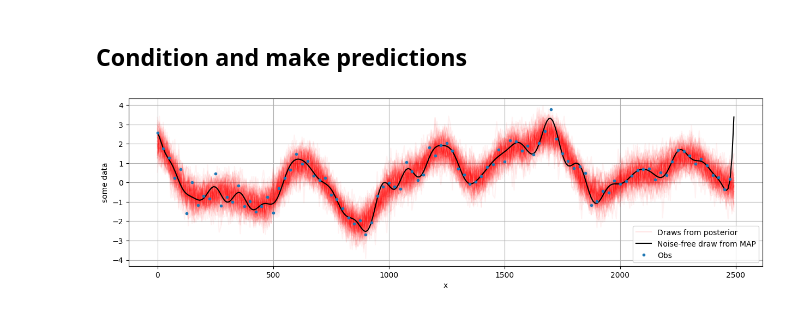
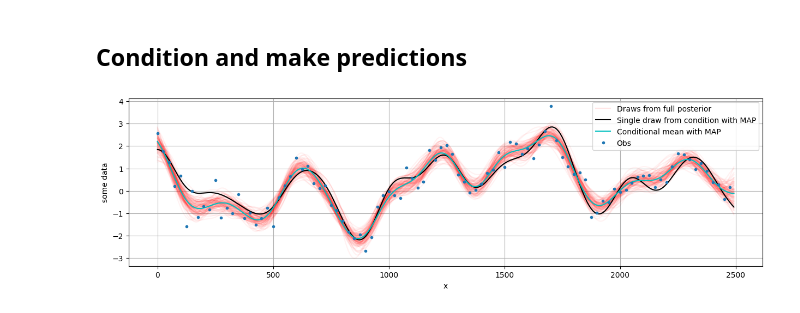
Before and after one commit to TIDE-ITRH/gptide, a Jupyter notebook: docs/examples/example_03_1d_kernel_estimation_mcmc.ipynb, the cells around one changed output. Saved outputs shown, nothing was run; the diff lists cells and outputs as text; code cells hidden in the pictures.

Commit message:
Fixed noise parameter issues (#20) and some naming conventions (#16)

```diff
--- a/docs/examples/example_03_1d_kernel_estimation_mcmc.ipynb
+++ b/docs/examples/example_03_1d_kernel_estimation_mcmc.ipynb
@@ -140,24 +140,39 @@ out_map = OI.conditional(yd)
 # %%
 plt.figure(figsize=(15, 4))
 plt.ylabel('some data')
 plt.xlabel('x')
 
 for i, draw in enumerate(np.random.uniform(0, samples.shape[0], 100).astype(int)):
     sample = samples[draw, :]
-    OI = GPtideScipy(xd, xo, sample[0], covfunc, sample[1:],
+    mynoise = sample[0]
+    OI = GPtideScipy(xd, xo, mynoise, covfunc, sample[1:],
              P=1, mean_func=None)
     out_samp = OI.conditional(yd)
     plt.plot(xo, out_samp, 'r', alpha=0.05, label=None)
 
-plt.plot(xo, out_samp, 'r', alpha=0.1, label='Draws from posterior') # Just for legend
+plt.plot(xo, out_samp, 'r', alpha=0.1, label='Draws from full posterior') # Just for legend
 
-OI = GPtideScipy(xd, xo, 0, covfunc, MAP[1:],
+# noise = 0.
+# OI2 = GPtideScipy(xd, xo, noise, covfunc, MAP[1:],
+#              P=1, mean_func=None)
+# # out_map = OI2.conditional(yd)
+# out_map_mean = OI2(yd)
+
+noise = MAP[0]
+OI3 = GPtideScipy(xd, xo, noise, covfunc, MAP[1:],
              P=1, mean_func=None)
-out_map = OI.conditional(yd)
+out_map_noise = OI3.conditional(yd)
+out_map_noise_mean = OI3(yd)
 
-plt.plot(xo, out_map, 'k', label='Noise-free draw from MAP')
+
+# plt.plot(xo, out_map, 'k', label='Noise-free draw from MAP', lw=3)
+# plt.plot(xo, out_map_mean, 'c', label='Mean')
+plt.plot(xo, out_map_noise, 'k', label='Single draw from condition with MAP')
+plt.plot(xo, out_map_noise_mean, 'c', label='Conditional mean with MAP')
+
+
 plt.plot(xd, yd,'.', label='Obs')
 plt.legend()
 plt.grid()
 # %% [output]
-[figure, old version]
+[figure, new version]
```
Also changed, not shown: parts of 4 cells of this notebook, 3 other files.
